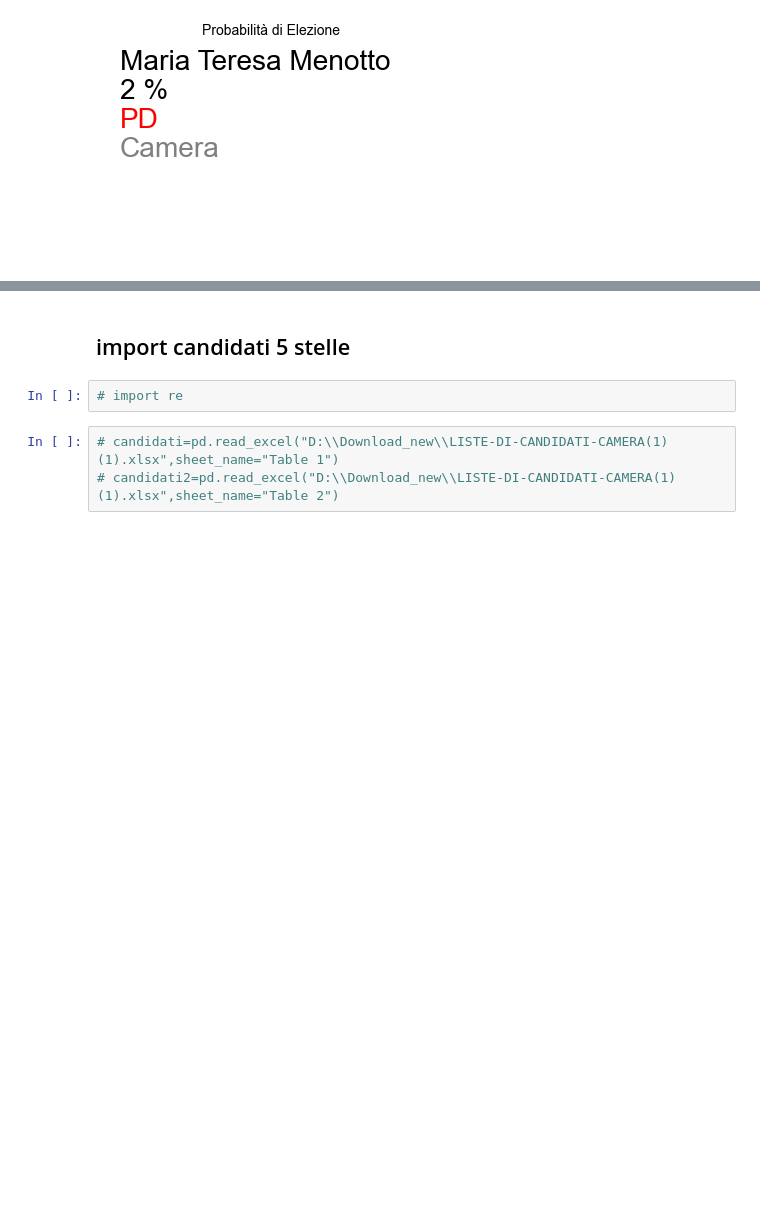
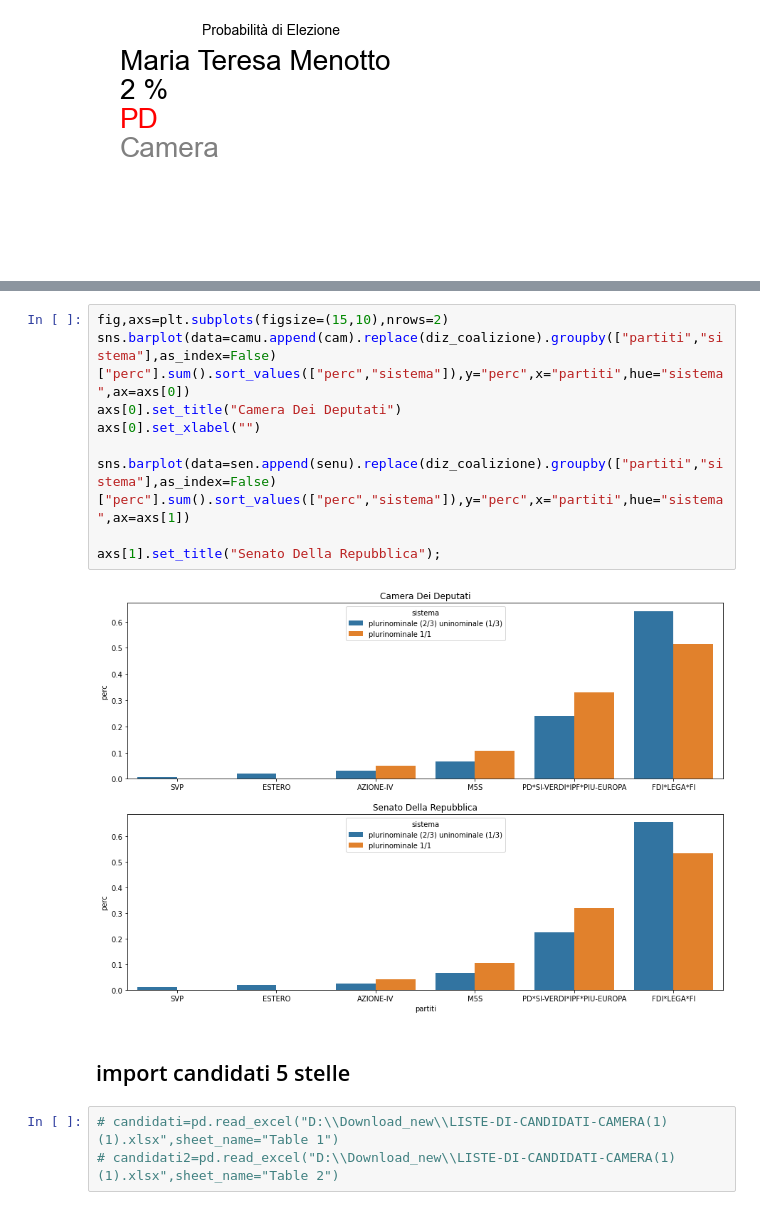
Before and after one commit to gabrielepinto/dati_simulatore_elettorale, a Jupyter notebook: simulazioni_parlamentari.ipynb, the cells around one changed output, grey strips where cells are left out. Drawn from its saved outputs; the diff is of its cells as text; blank space fills up the shorter version.

```diff
--- a/simulazioni_parlamentari.ipynb
+++ b/simulazioni_parlamentari.ipynb
@@ -427,7 +1368,16 @@ MovieWriter imagemagick unavailable; using Pillow instead.
+# %%
+fig,axs=plt.subplots(figsize=(15,10),nrows=2)
+sns.barplot(data=camu.append(cam).replace(diz_coalizione).groupby(["partiti","sistema"],as_index=False)["perc"].sum().sort_values(["perc","sistema"]),y="perc",x="partiti",hue="sistema",ax=axs[0])
+axs[0].set_title("Camera Dei Deputati")
+axs[0].set_xlabel("")
+
+sns.barplot(data=sen.append(senu).replace(diz_coalizione).groupby(["partiti","sistema"],as_index=False)["perc"].sum().sort_values(["perc","sistema"]),y="perc",x="partiti",hue="sistema",ax=axs[1])
+
+axs[1].set_title("Senato Della Repubblica");
+# %% [output]
+[figure, added]
 # %% [markdown]
 ##  import candidati 5 stelle
-# %%
-# import re
 # %%
 # candidati=pd.read_excel("D:\\Download_new\\LISTE-DI-CANDIDATI-CAMERA(1)(1).xlsx",sheet_name="Table 1")
 # candidati2=pd.read_excel("D:\\Download_new\\LISTE-DI-CANDIDATI-CAMERA(1)(1).xlsx",sheet_name="Table 2")
```
Also changed, not shown: parts of 8 cells of this notebook.
